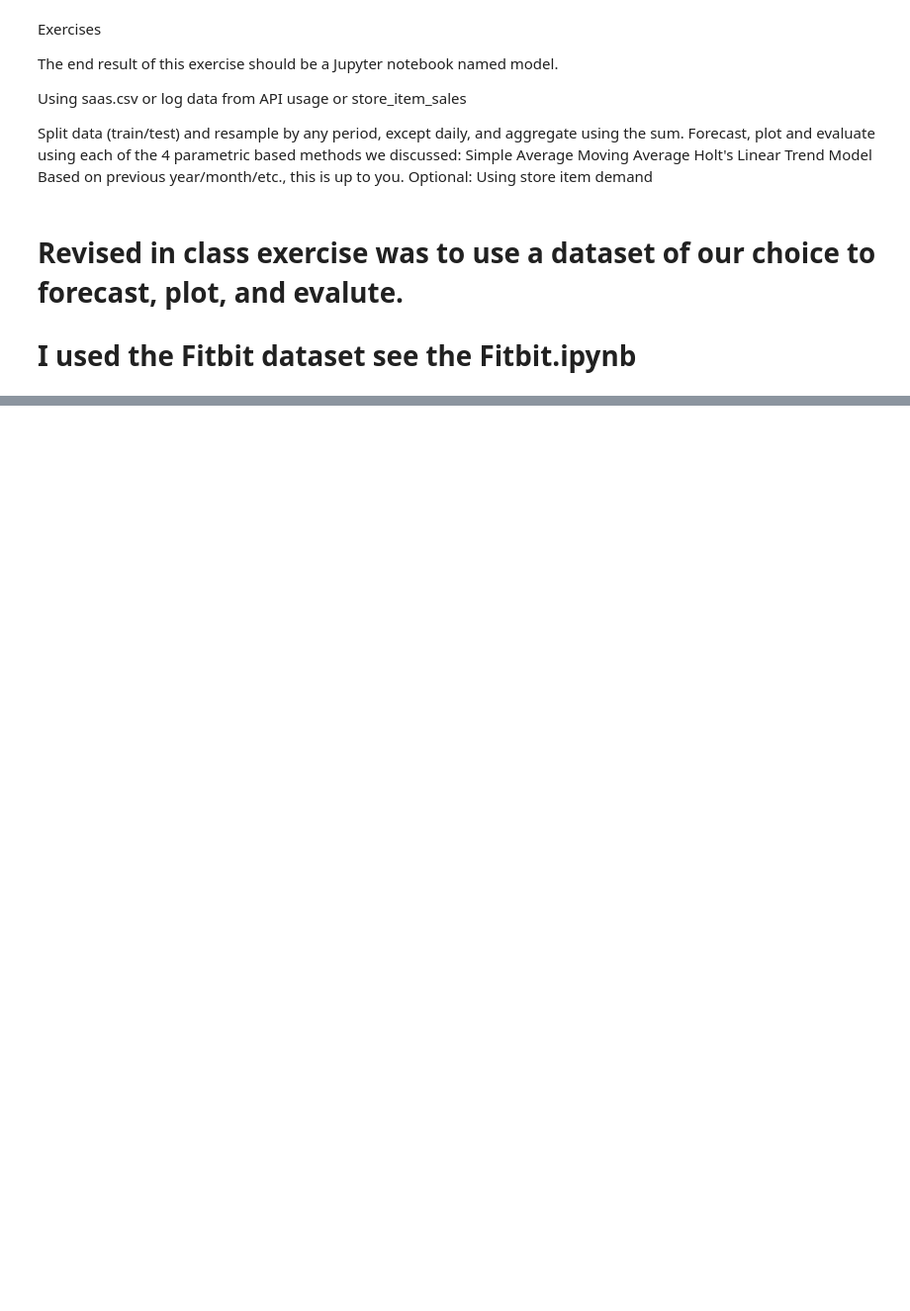
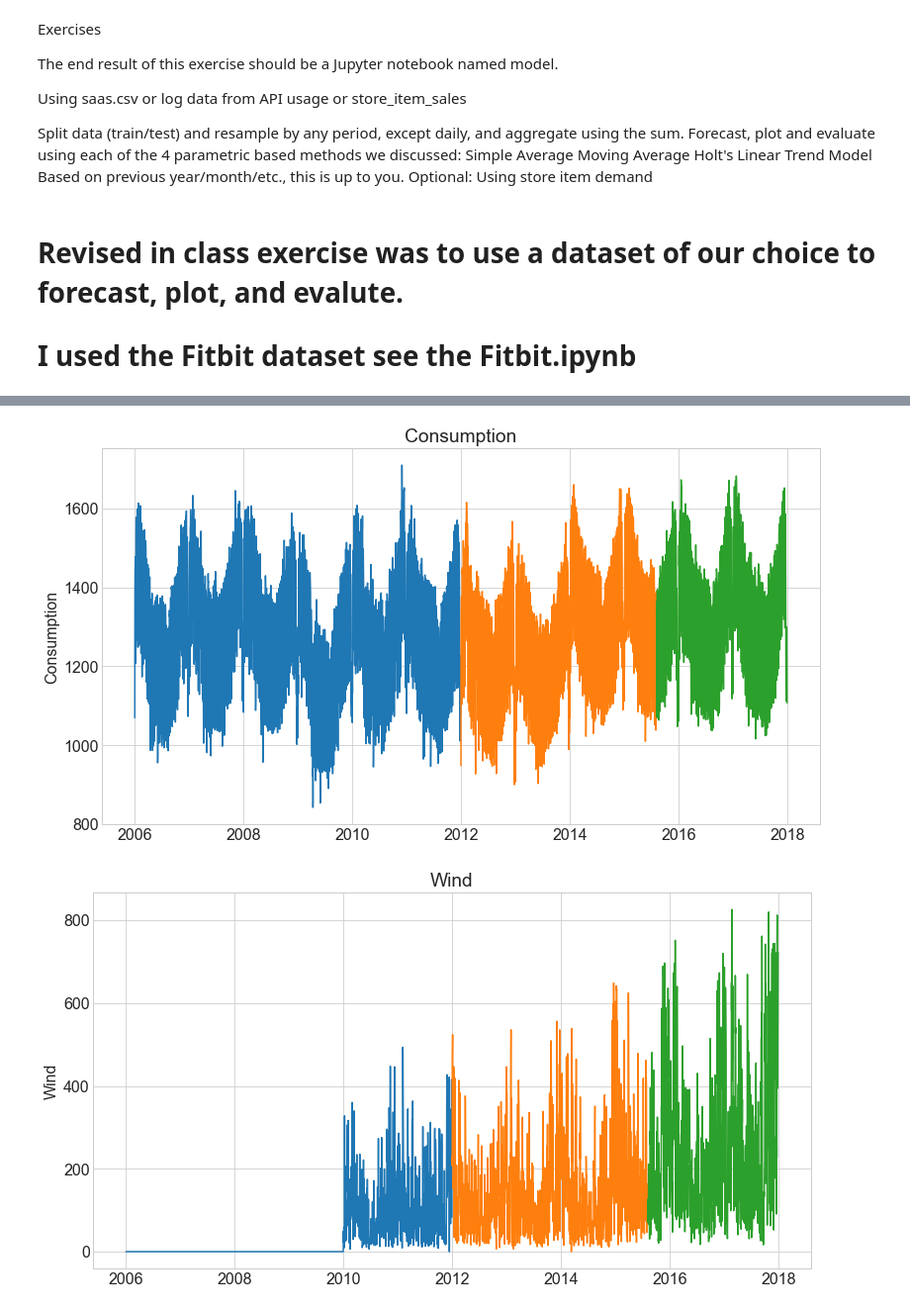
Before and after one commit to RyvynYoung/time-series-exercises, a Jupyter notebook: model.ipynb, the cells around one changed output, grey strips where cells are left out. Shown at 99% size. Drawn from its saved outputs; the diff is of its cells as text; code cells hidden in the pictures; blank space fills up the shorter version.

```diff
--- a/model.ipynb
+++ b/model.ipynb
@@ -22,0 +21,9 @@ Plot the 2018 monthly sales predictions.
+# %%
+import acquire
+import prepare
+import explore
+import model
+
+
+# set chart defaults
+explore.set_plotting_defaults()
@@ -22,0 +86,2 @@ Plot the 2018 monthly sales predictions.
+# %%
+train, validate, test = explore.split_data(gdf)
@@ -22,0 +111,5 @@ Plot the 2018 monthly sales predictions.
+# %%
+explore.chart_splits(train, validate, test)
+# %% [output]
+[figure, added]
+[figure, added]
```
Also changed, not shown: parts of 14 cells of this notebook, 6 other files.
